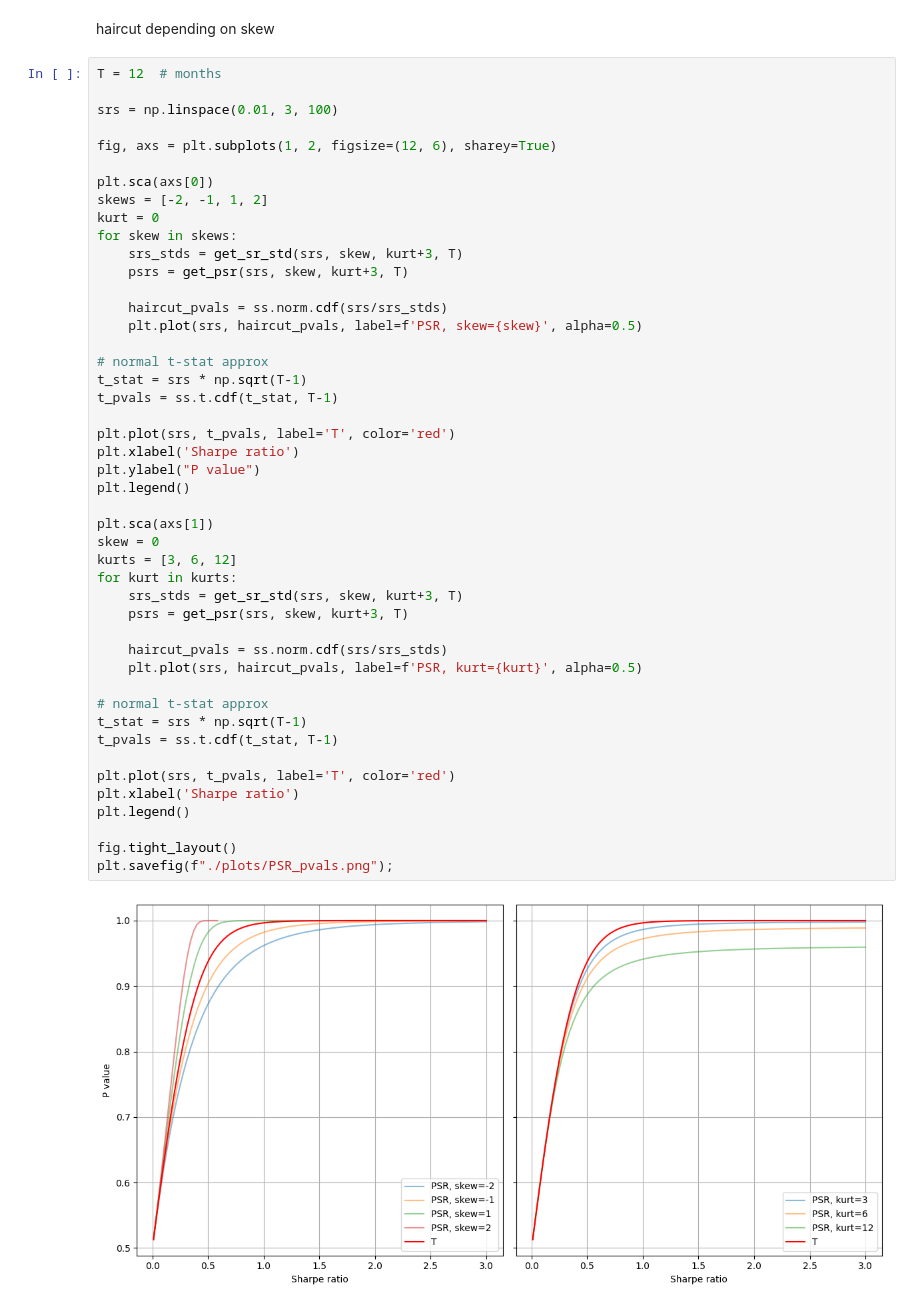
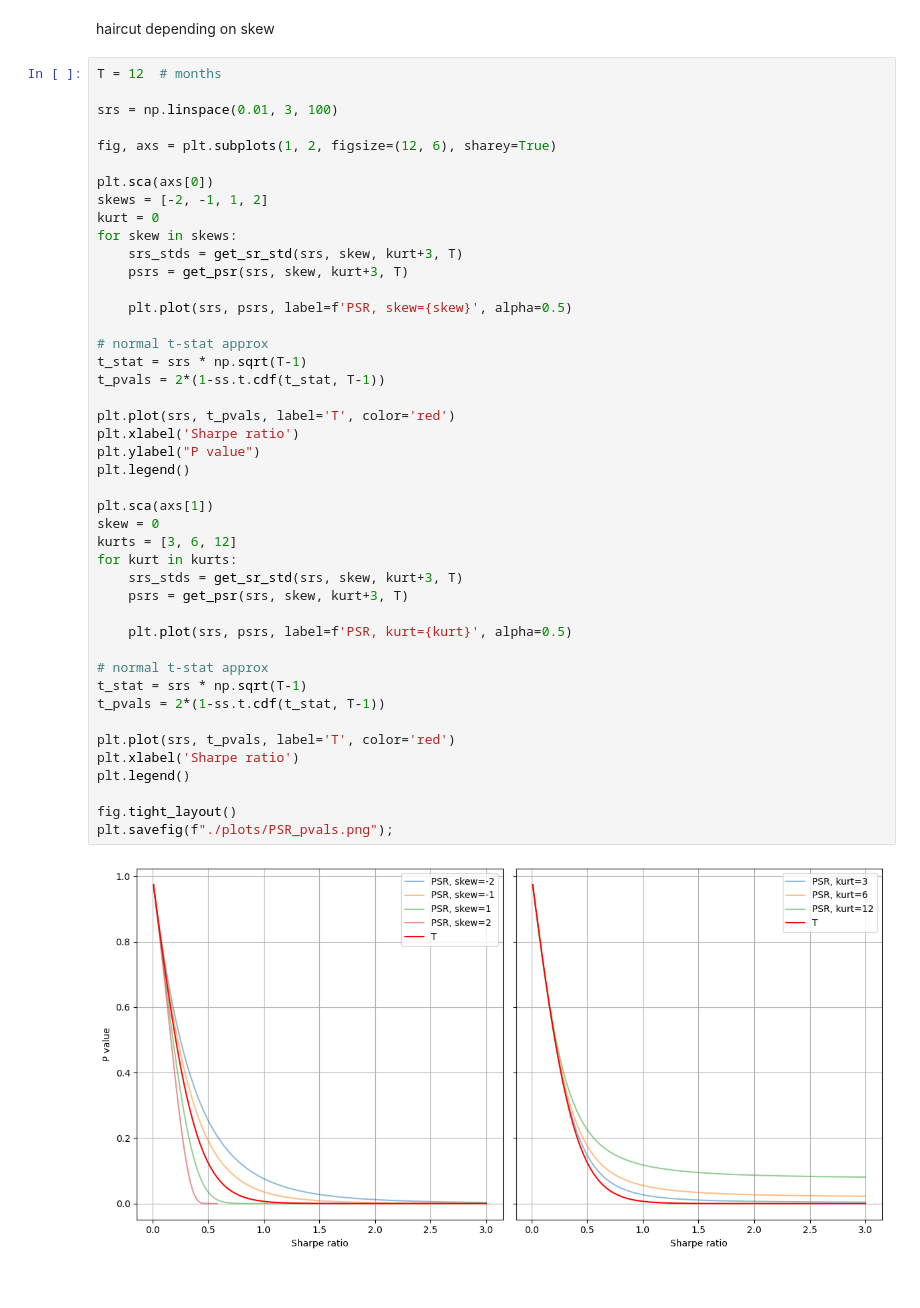
Before and after one commit to georgec123/portfolio_management_cw, a Jupyter notebook: charvey/PSR.ipynb, the cells around one changed output. Drawn from its saved outputs; the diff is of its cells as text.

```diff
--- a/charvey/trash.ipynb
+++ b/charvey/PSR.ipynb
@@ -362,37 +362,35 @@ for skew in skews:
     srs_stds = get_sr_std(srs, skew, kurt+3, T)
     psrs = get_psr(srs, skew, kurt+3, T)
 
-    haircut_pvals = ss.norm.cdf(srs/srs_stds)
-    plt.plot(srs, haircut_pvals, label=f'PSR, skew={skew}', alpha=0.5)
+    plt.plot(srs, psrs, label=f'PSR, skew={skew}', alpha=0.5)
 
 # normal t-stat approx
 t_stat = srs * np.sqrt(T-1)
-t_pvals = ss.t.cdf(t_stat, T-1)
+t_pvals = 2*(1-ss.t.cdf(t_stat, T-1))
 
 plt.plot(srs, t_pvals, label='T', color='red')
 plt.xlabel('Sharpe ratio')
 plt.ylabel("P value")
 plt.legend()
 
 plt.sca(axs[1])
 skew = 0
 kurts = [3, 6, 12]
 for kurt in kurts:
     srs_stds = get_sr_std(srs, skew, kurt+3, T)
     psrs = get_psr(srs, skew, kurt+3, T)
 
-    haircut_pvals = ss.norm.cdf(srs/srs_stds)
-    plt.plot(srs, haircut_pvals, label=f'PSR, kurt={kurt}', alpha=0.5)
+    plt.plot(srs, psrs, label=f'PSR, kurt={kurt}', alpha=0.5)
 
 # normal t-stat approx
 t_stat = srs * np.sqrt(T-1)
-t_pvals = ss.t.cdf(t_stat, T-1)
+t_pvals = 2*(1-ss.t.cdf(t_stat, T-1))
 
 plt.plot(srs, t_pvals, label='T', color='red')
 plt.xlabel('Sharpe ratio')
 plt.legend()
 
 fig.tight_layout()
 plt.savefig(f"./plots/PSR_pvals.png");
 # %% [output]
-[figure, old version]
+[figure, new version]
```
Also changed, not shown: parts of 8 cells of this notebook, 14 other files.
